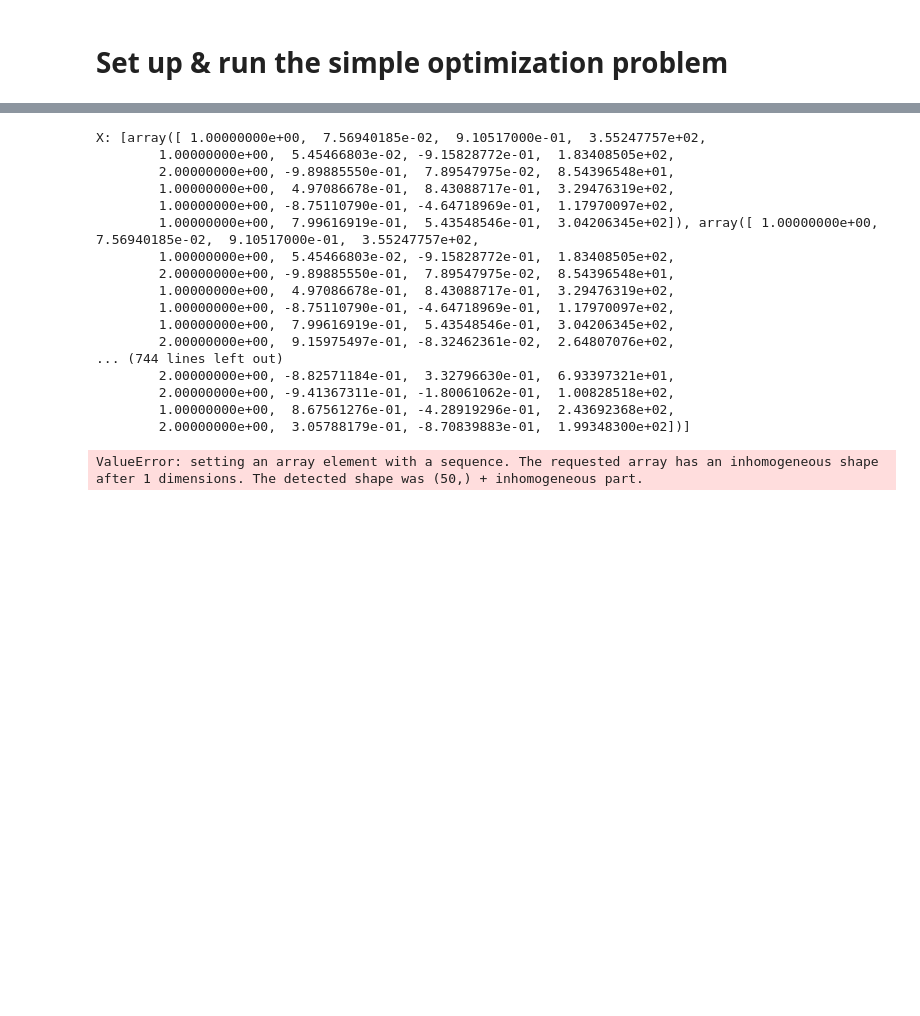
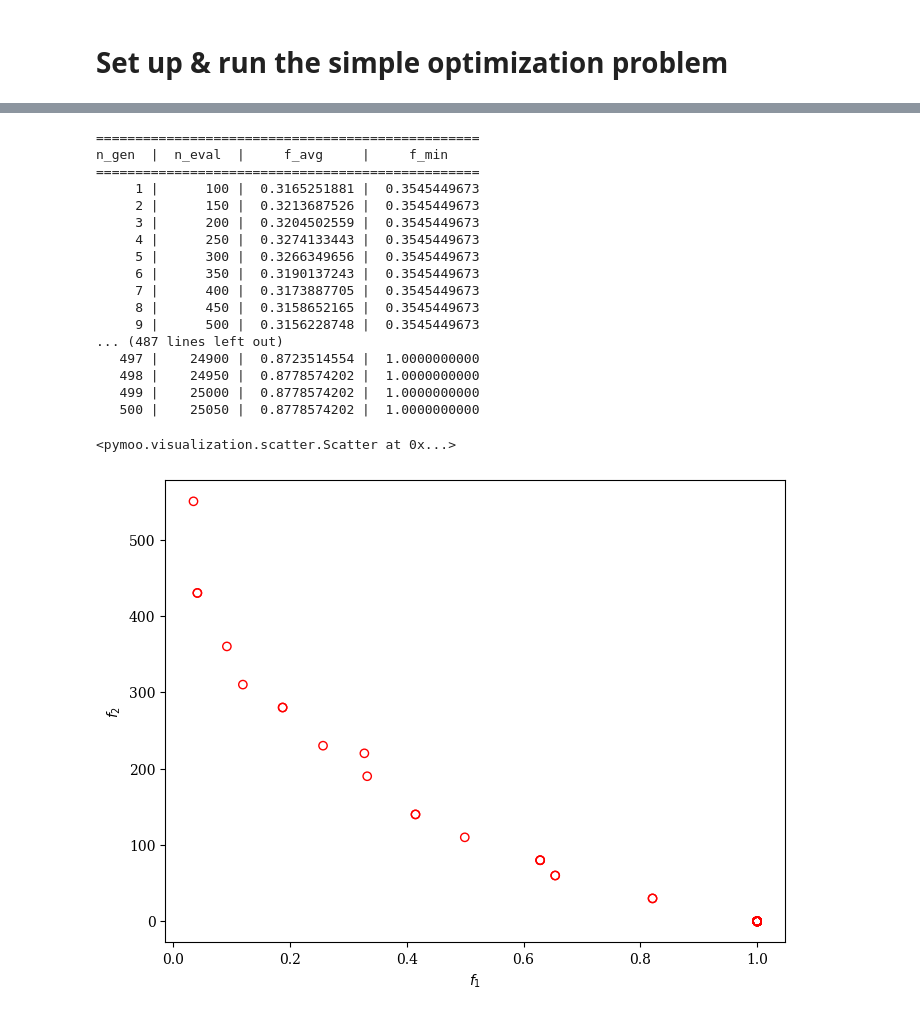
Before and after one commit to robosquiggles/go4robo, a Jupyter notebook: fov_optimize_2d.ipynb, the cells around one changed output, grey strips where cells are left out. Drawn from its saved outputs; the diff is of its cells as text; code cells hidden in the pictures; blank space fills up the shorter version.

```diff
--- a/fov_optimize_2d.ipynb
+++ b/fov_optimize_2d.ipynb
@@ -102,48 +41,50 @@ print(problem.vars)
 # %%
-from pymoo.algorithms.moo.nsga2 import NSGA2
-from pymoo.problems import get_problem
+from pymoo.algorithms.moo.nsga2 import NSGA2, RankAndCrowdingSurvival
+from pymoo.core.mixed import MixedVariableGA
 from pymoo.optimize import minimize
 from pymoo.visualization.scatter import Scatter
 from pymoo.operators.crossover.sbx import SBX
 from pymoo.operators.mutation.pm import PM
 from pymoo.operators.sampling.rnd import FloatRandomSampling
 
+problem = SensorPkgOptimization(bot, sensor_options, 5)
 
-algorithm = NSGA2(
-    pop_size=50,
-    n_offsprings=10,
+algorithm = MixedVariableGA(
+    pop_size=100,
+    n_offsprings=50,
     sampling=CustomSensorPkgRandomSampling(),
-    # crossover=SBX(prob=0.9, eta=15),
-    # mutation=PM(eta=20),
-    eliminate_duplicates=False
+    survival=RankAndCrowdingSurvival()
 )
-
-res = minimize(problem,
-               algorithm,
-               ('n_gen', 200),
-               seed=1,
-               verbose=False)
-
-plot = Scatter()
-plot.add(problem.pareto_front(), plot_type="line", color="black", alpha=0.7)
-plot.add(res.F, facecolor="none", edgecolor="red")
-plot.show()
-# %% [output]
-X: [array([ 1.00000000e+00,  7.56940185e-02,  9.10517000e-01,  3.55247757e+02,
-        1.00000000e+00,  5.45466803e-02, -9.15828772e-01,  1.83408505e+02,
-        2.00000000e+00, -9.89885550e-01,  7.89547975e-02,  8.54396548e+01,
-        1.00000000e+00,  4.97086678e-01,  8.43088717e-01,  3.29476319e+02,
-        1.00000000e+00, -8.75110790e-01, -4.64718969e-01,  1.17970097e+02,
-        1.00000000e+00,  7.99616919e-01,  5.43548546e-01,  3.04206345e+02]), array([ 1.00000000e+00,  7.56940185e-02,  9.10517000e-01,  3.55247757e+02,
-        1.00000000e+00,  5.45466803e-02, -9.15828772e-01,  1.83408505e+02,
-        2.00000000e+00, -9.89885550e-01,  7.89547975e-02,  8.54396548e+01,
-        1.00000000e+00,  4.97086678e-01,  8.43088717e-01,  3.29476319e+02,
-        1.00000000e+00, -8.75110790e-01, -4.64718969e-01,  1.17970097e+02,
-        1.00000000e+00,  7.99616919e-01,  5.43548546e-01,  3.04206345e+02,
-        2.00000000e+00,  9.15975497e-01, -8.32462361e-02,  2.64807076e+02,
-... (744 lines left out)
-        2.00000000e+00, -8.82571184e-01,  3.32796630e-01,  6.93397321e+01,
-        2.00000000e+00, -9.41367311e-01, -1.80061062e-01,  1.00828518e+02,
-        1.00000000e+00,  8.67561276e-01, -4.28919296e-01,  2.43692368e+02,
-        2.00000000e+00,  3.05788179e-01, -8.70839883e-01,  1.99348300e+02])]
-ValueError: setting an array element with a sequence. The requested array has an inhomogeneous shape after 1 dimensions. The detected shape was (50,) + inhomogeneous part.
+# %%
+
+res = minimize(problem,
+               algorithm,
+               ('n_gen', 500),
+               seed=1,
+               verbose=True)
+
+pareto_front = problem.pareto_front(use_cache=False, flatten=False)
+plot = Scatter()
+plot.add(pareto_front, plot_type="line", color="black", alpha=0.7)
+plot.add(res.F, facecolor="none", edgecolor="red")
+plot.show()
+# %% [output]
+=================================================
+n_gen  |  n_eval  |     f_avg     |     f_min
+=================================================
+     1 |      100 |  0.3165251881 |  0.3545449673
+     2 |      150 |  0.3213687526 |  0.3545449673
+     3 |      200 |  0.3204502559 |  0.3545449673
+     4 |      250 |  0.3274133443 |  0.3545449673
+     5 |      300 |  0.3266349656 |  0.3545449673
+     6 |      350 |  0.3190137243 |  0.3545449673
+     7 |      400 |  0.3173887705 |  0.3545449673
+     8 |      450 |  0.3158652165 |  0.3545449673
+     9 |      500 |  0.3156228748 |  0.3545449673
+... (487 lines left out)
+   497 |    24900 |  0.8723514554 |  1.0000000000
+   498 |    24950 |  0.8778574202 |  1.0000000000
+   499 |    25000 |  0.8778574202 |  1.0000000000
+   500 |    25050 |  0.8778574202 |  1.0000000000
+<pymoo.visualization.scatter.Scatter at 0x...>
+[figure, added]
```
Also changed, not shown: parts of 11 cells of this notebook, 3 other files.
